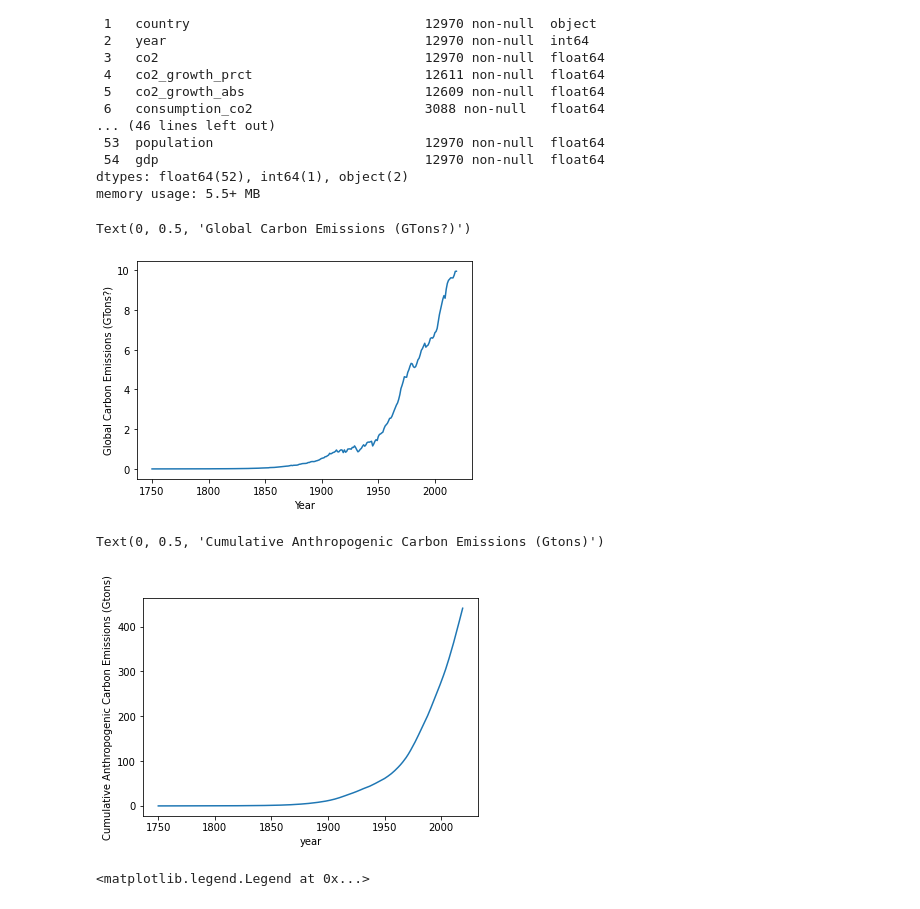
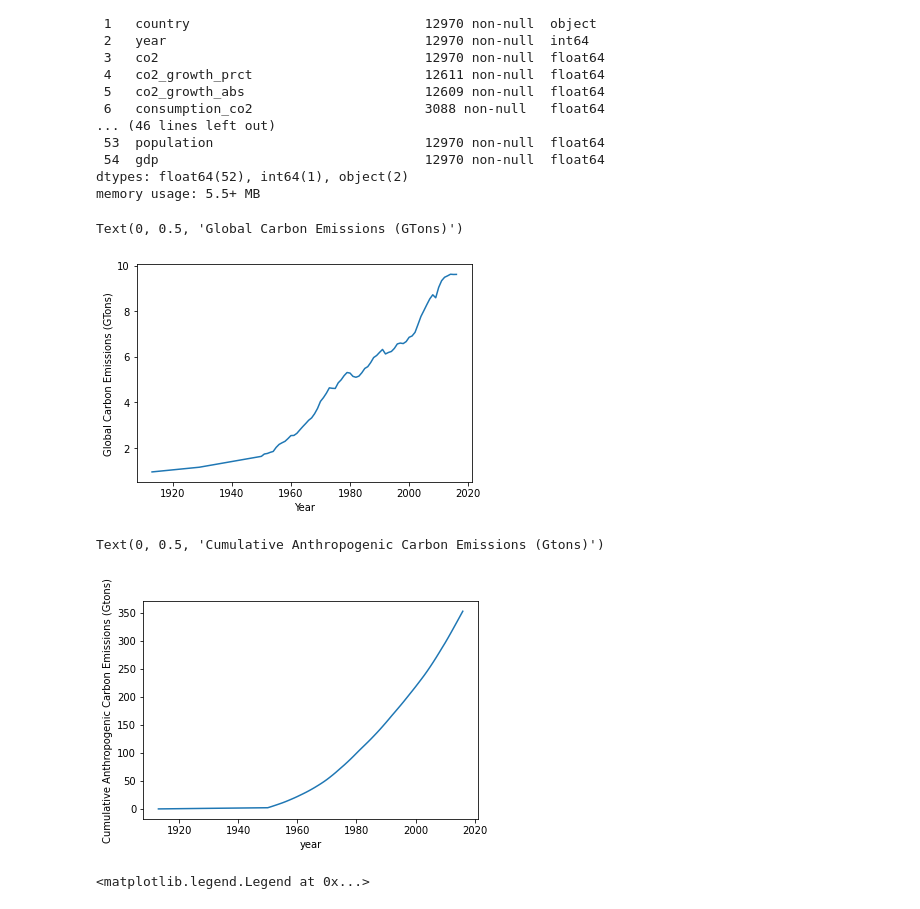
Before and after one commit to dodelson/Physics-of-Energy, a Jupyter notebook: cnn.ipynb, the cells around one changed output. Cells and saved outputs as stored; diff of their text form; code cells hidden in the pictures.

```diff
--- a/cnn.ipynb
+++ b/cnn.ipynb
@@ -98,12 +98,15 @@ Data columns (total 55 columns):
 dtypes: float64(52), int64(1), object(2)
 memory usage: 5.5+ MB
 # %%
-plt.plot(year,emit/3.664/1.e3)
+world=co2[co2['country']=='World']
+year=world['year']
+emit=world['co2']
+plt.plot(year,emit/3.664/1.e3) # divide by 1.e3 because it is millions not billons
 plt.xlabel('Year')
-plt.ylabel('Global Carbon Emissions (GTons?)')
+plt.ylabel('Global Carbon Emissions (GTons)')
 # %% [output]
-Text(0, 0.5, 'Global Carbon Emissions (GTons?)')
+Text(0, 0.5, 'Global Carbon Emissions (GTons)')
-[figure, old version]
+[figure, new version]
 # %%
 n=np.size(emit)
 cum=np.zeros(n)
@@ -114,7 +117,7 @@ plt.xlabel('year')
 plt.ylabel('Cumulative Anthropogenic Carbon Emissions (Gtons)')
 # %% [output]
 Text(0, 0.5, 'Cumulative Anthropogenic Carbon Emissions (Gtons)')
-[figure, old version]
+[figure, new version]
 # %%
 co22019=co2[co2['year']==2010]
 co22019=co22019[co22019['country']!='World']
```
Also changed, not shown: parts of 17 cells of this notebook, 1 other file.
